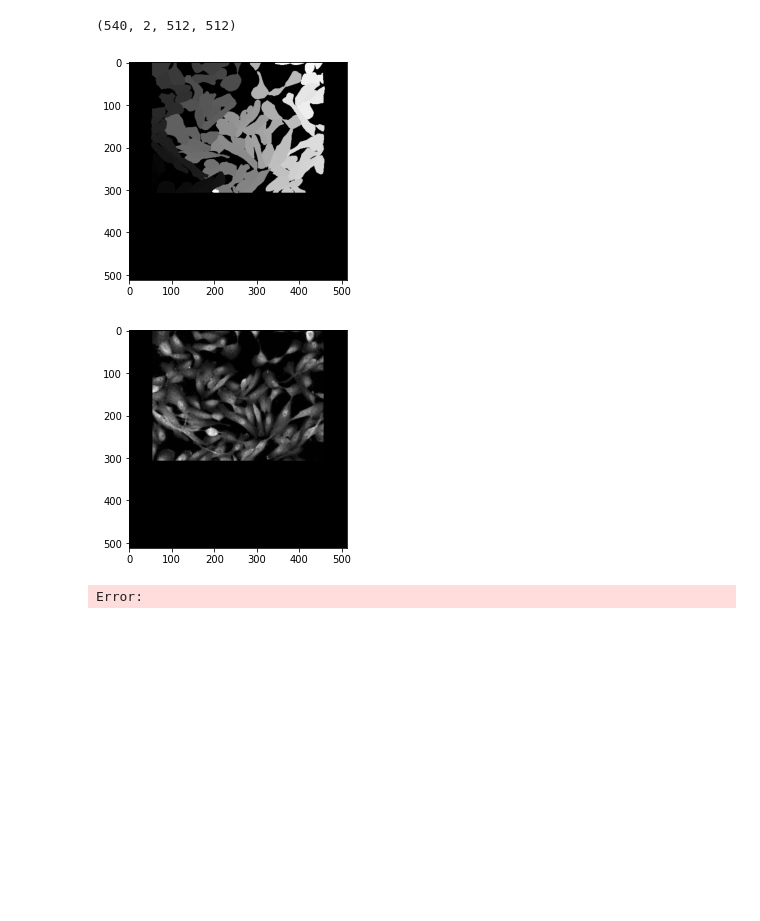
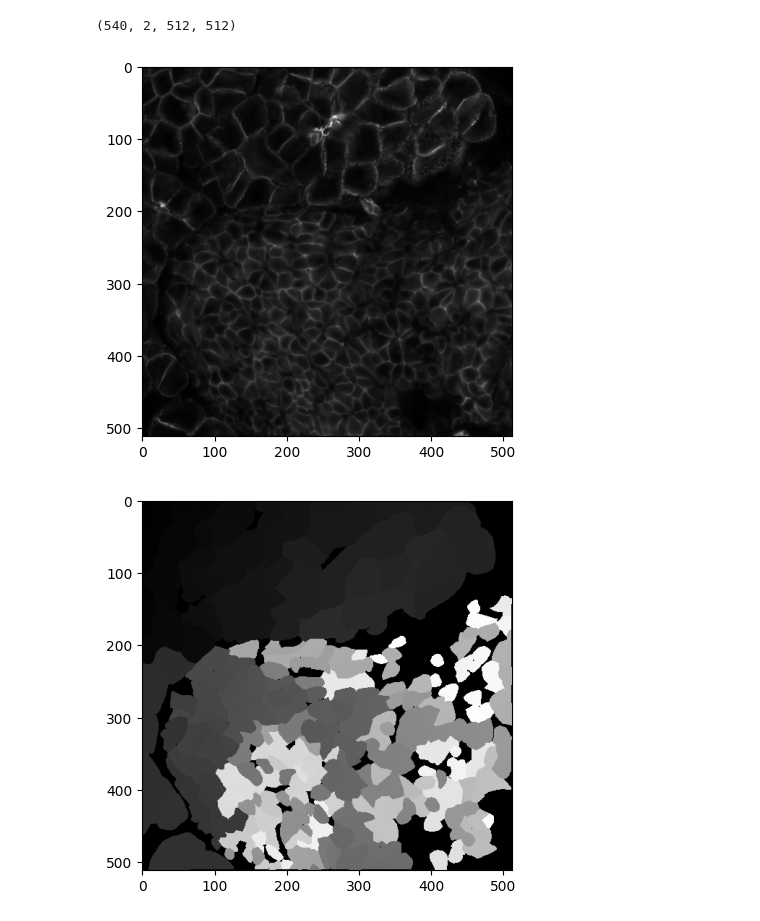
Before and after one commit to saahilsanganeriya/SAMCellv2.0, a Jupyter notebook: dataset_processing/processCellPose.ipynb, the cells around one changed output. Cells and saved outputs as stored; diff of their text form; code cells hidden in the pictures; blank space fills up the shorter version.

```diff
--- a/dataset_processing/processCellPose.ipynb
+++ b/dataset_processing/processCellPose.ipynb
@@ -94,15 +94,14 @@ np.save('anns.npy', np.array(anns))
 # %% [output]
 (540, 2, 512, 512)
 # %%
-imgs = np.load('/home/nathan/Desktop/SAMCell-t4/datasets/CellPose-train/imgs.npy')
-anns = np.load('/home/nathan/Desktop/SAMCell-t4/datasets/CellPose-train/anns.npy')
+imgs = np.load('CellPose/imgs.npy')
+anns = np.load('CellPose/anns.npy')
 
 idx = np.random.randint(0, len(imgs))
-plt.imshow(imgs[idx, 0], cmap='gray')
+plt.imshow(imgs[idx], cmap='gray')
 plt.show()
-plt.imshow(anns[idx], cmap='gray')
+plt.imshow(anns[idx, 0], cmap='gray')
 plt.show()
 # %% [output]
-[figure, old version]
+[figure, new version]
-[figure, old version]
+[figure, new version]
-Error:
```
Also changed, not shown: parts of 2 cells of this notebook, 4 other files.
